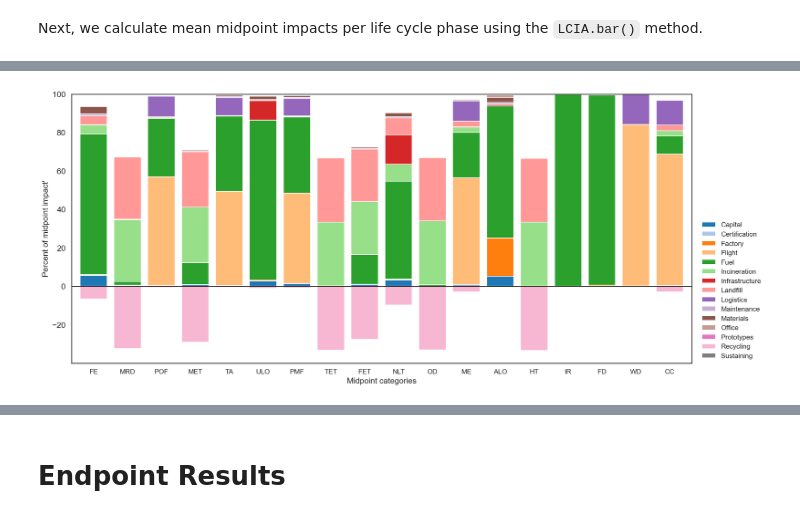
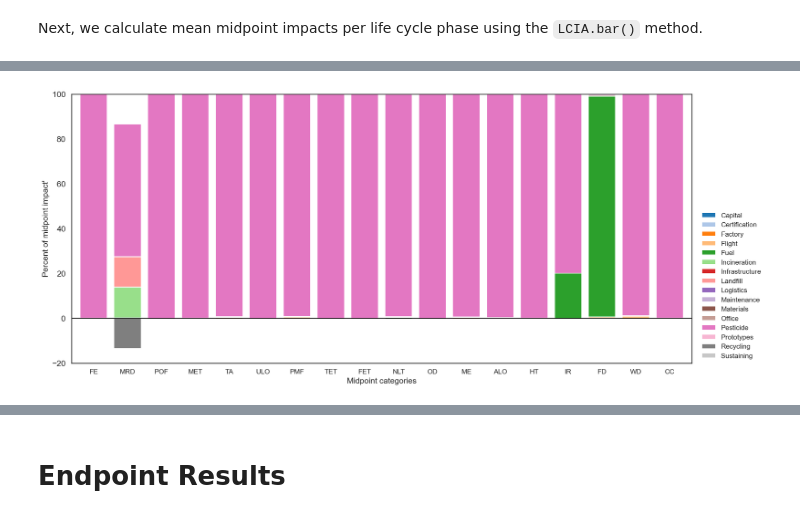
Before and after one commit to gparolin/AEco, a Jupyter notebook: Scripts/view.ipynb, the cells around one changed output, grey strips where cells are left out. Saved outputs shown, nothing was run; the diff lists cells and outputs as text; code cells hidden in the pictures.

```diff
--- a/Scripts/view.ipynb
+++ b/Scripts/view.ipynb
@@ -182,4 +145,4 @@ Next, we calculate mean midpoint impacts per life cycle phase using the `LCIA.ba
 # %%
-iris_no_pest.bar('MP', subphase=True, save=False, palette="tab20")
+original_pest.bar('MP', subphase=True, save=False, palette='tab20')
 # %% [output]
-[figure, old version]
+[figure, new version]
```
Also changed, not shown: parts of 30 cells of this notebook, 1 other file.
